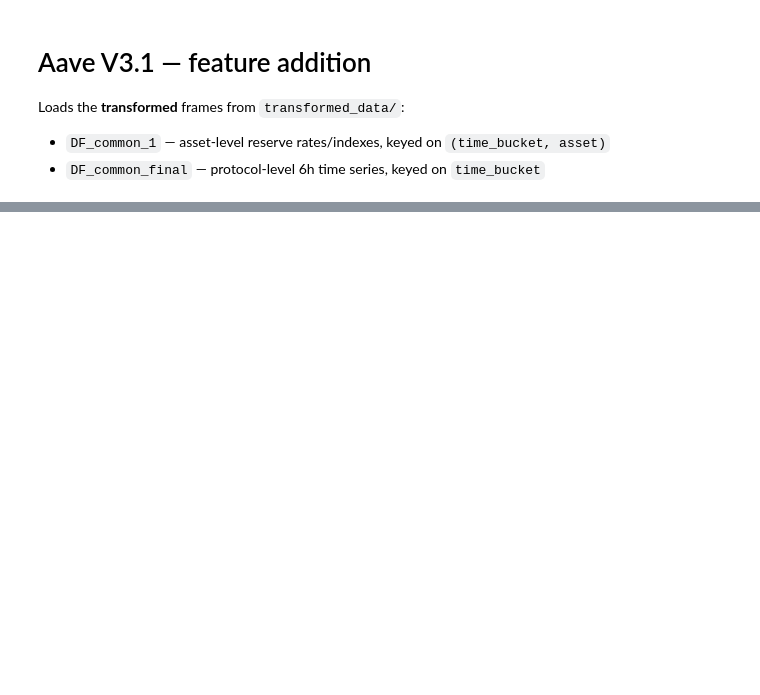
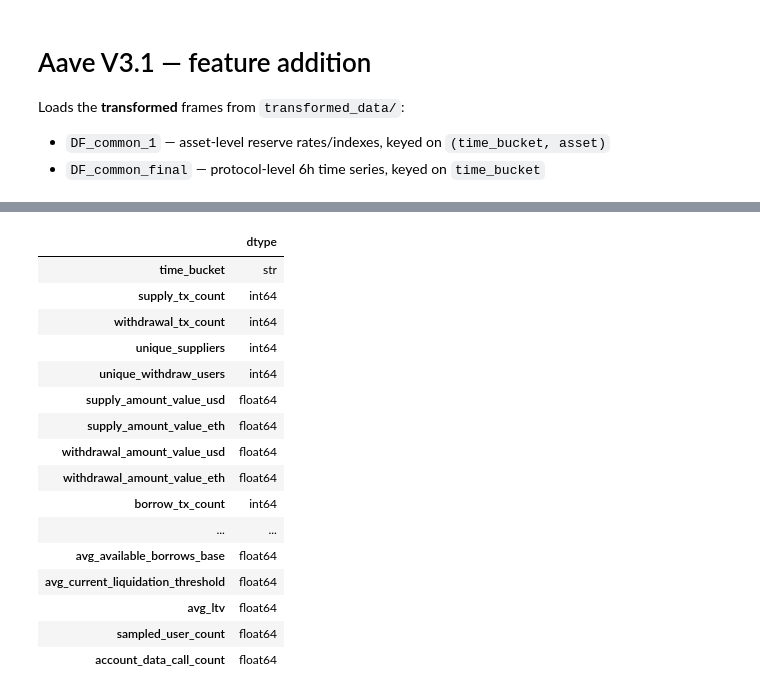
Before and after one commit to md-arham-ali/AAve_v3.1_Credit_risk_scoring, a Jupyter notebook: feature_addition.ipynb, the cells around one changed output, grey strips where cells are left out. Saved outputs shown, nothing was run; the diff lists cells and outputs as text; code cells hidden in the pictures; blank space fills up the shorter version.

```diff
--- a/feature_addition.ipynb
+++ b/feature_addition.ipynb
@@ -48,0 +38,20 @@ DF_common_final: 368 rows x 46 cols
+# %%
+DF_common_final.dtypes.rename("dtype").to_frame()
+# %% [output]
+|  | dtype |
+| time_bucket | str |
+| supply_tx_count | int64 |
+| withdrawal_tx_count | int64 |
+| unique_suppliers | int64 |
+| unique_withdraw_users | int64 |
+| supply_amount_value_usd | float64 |
+| supply_amount_value_eth | float64 |
+| withdrawal_amount_value_usd | float64 |
+| withdrawal_amount_value_eth | float64 |
+| borrow_tx_count | int64 |
+| ... | ... |
+| avg_available_borrows_base | float64 |
+| avg_current_liquidation_threshold | float64 |
+| avg_ltv | float64 |
+| sampled_user_count | float64 |
+| account_data_call_count | float64 |
```
Also changed, not shown: parts of 29 cells of this notebook, 4 other files.
